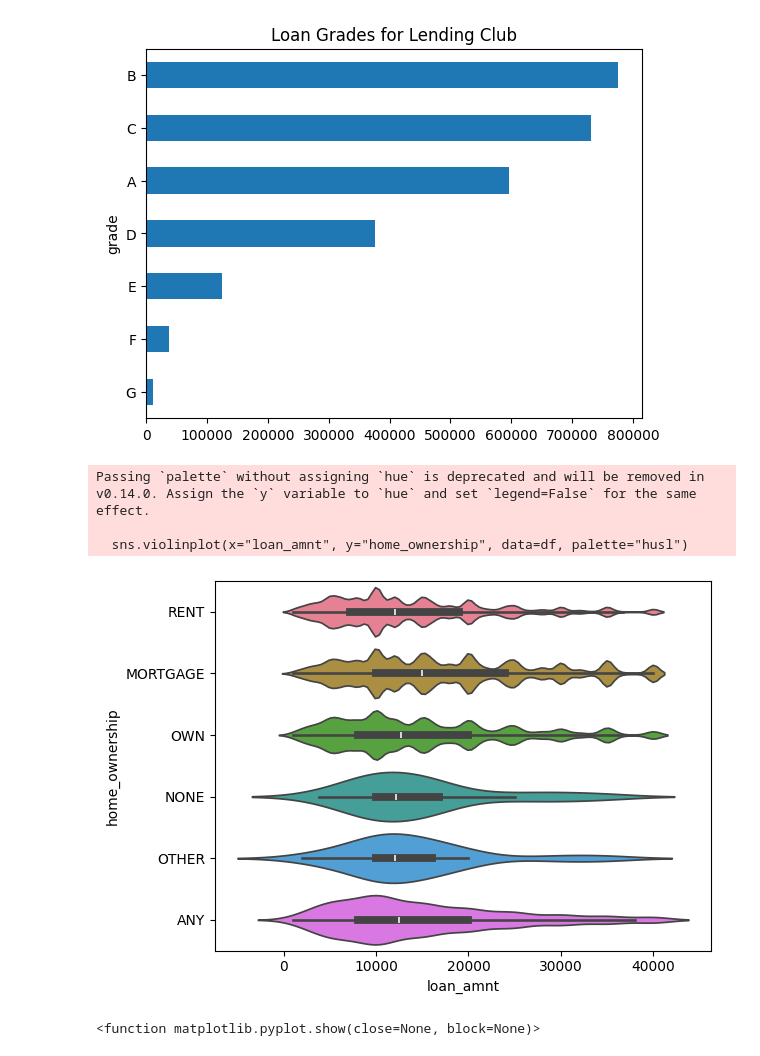
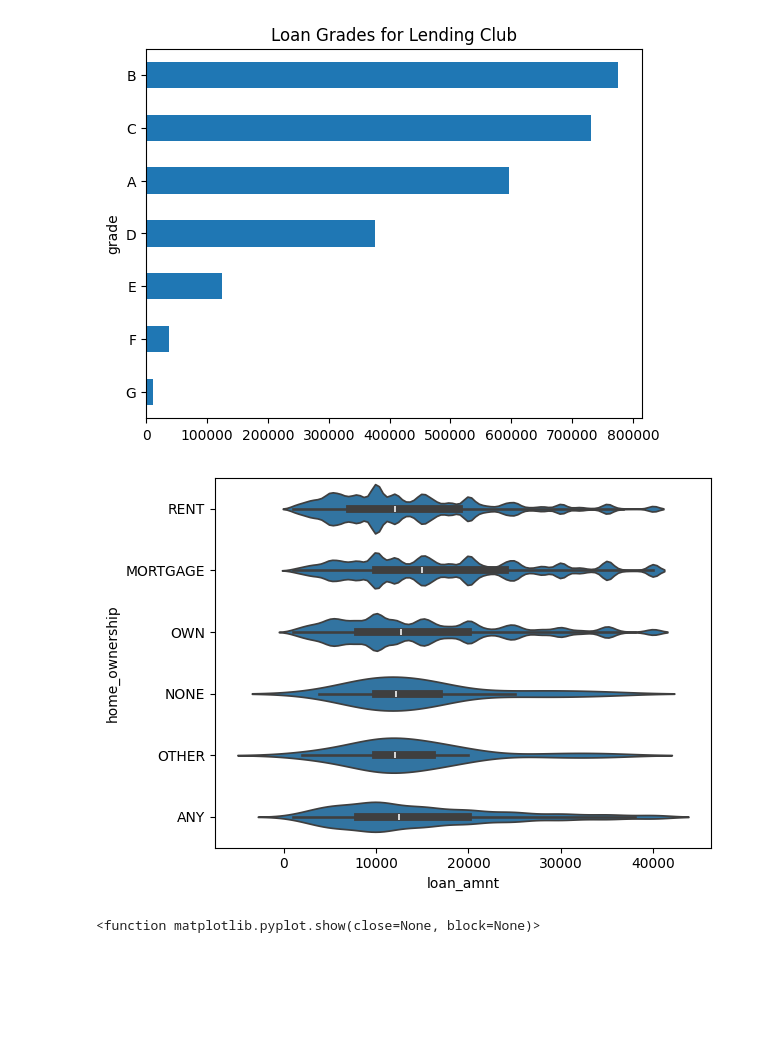
Before and after one commit to kecoaktempur/Risk-and-Finance-Management_Analisis-data-bisnis, a Jupyter notebook: adb.ipynb, the cells around one changed output. Drawn from its saved outputs; the diff is of its cells as text; code cells hidden in the pictures; blank space fills up the shorter version.

```diff
--- a/adb.ipynb
+++ b/adb.ipynb
@@ -173,13 +173,10 @@ df["grade"].value_counts().sort_values().plot(
 <Axes: title={'center': 'Loan Grades for Lending Club'}, ylabel='grade'>
 [figure]
 # %%
-sns.violinplot(x="loan_amnt", y="home_ownership", data=df, palette="husl")
+sns.violinplot(x="loan_amnt", y="home_ownership", data=df, legend=False)
 plt.show()
 # %% [output]
-Passing `palette` without assigning `hue` is deprecated and will be removed in v0.14.0. Assign the `y` variable to `hue` and set `legend=False` for the same effect.
-
-  sns.violinplot(x="loan_amnt", y="home_ownership", data=df, palette="husl")
-[figure, old version]
+[figure, new version]
 # %%
 sns.boxplot(x="loan_amnt", y="purpose", data=df)
 plt.show
```
Also changed, not shown: parts of 7 cells of this notebook.
